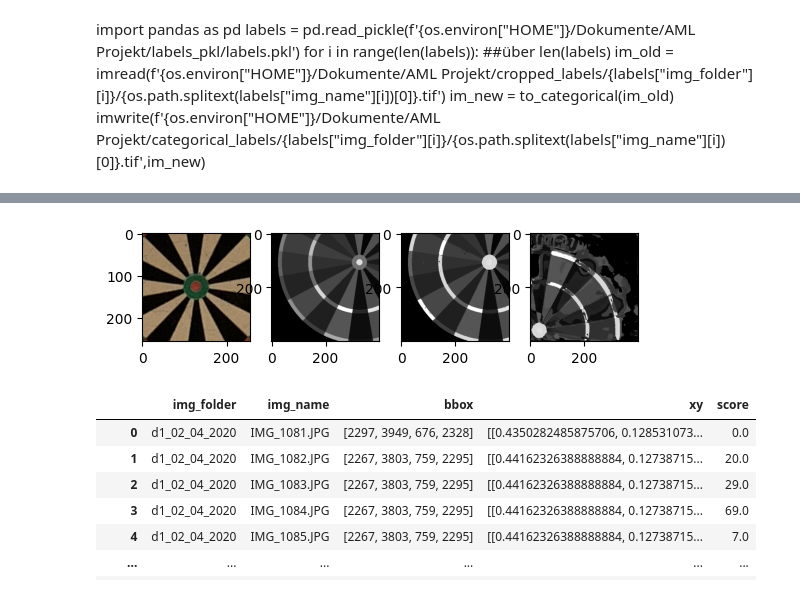
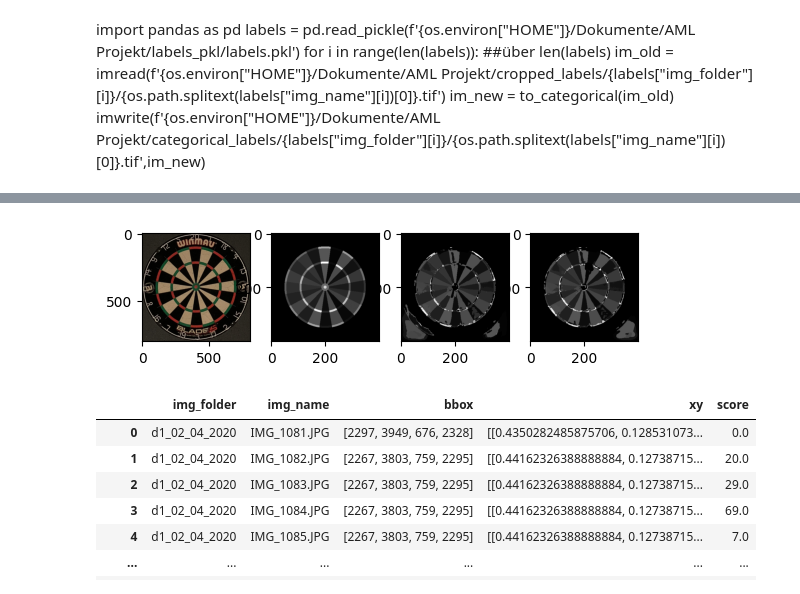
Before and after one commit to Soleer/deepdart_aml, a Jupyter notebook: jacob_unet_old.ipynb, the cells around one changed output, grey strips where cells are left out. Cells and saved outputs as stored; diff of their text form; code cells hidden in the pictures.

```diff
--- a/jacob_unet_old.ipynb
+++ b/jacob_unet_old.ipynb
@@ -228,3 +229,6 @@ ________________________________________________________________________________
+# %%
+current_eppoch = 0
+current_batch  = 0
 # %%
 UNet.compile(
     loss = MyLoss,
@@ -232,21 +236,22 @@ UNet.compile(
     metrics=["accuracy"]
 )
 
+for epoch in range(current_eppoch,epochs//num_batches):
+    print(f'=======================Start of Epoch {epoch+1}==========================\n')
 
-for epoch in range(epochs):
-    print(f'=======================Start of Epoch {epoch+1}==========================\n')
-    for i in range(num_batches):
-
-            #load the data to train and validate
-
+    for i in range(current_batch,len(train_img_list)):
+        #load the data to train and validate
         x_train, y_train = load_training_data(train_img_list[i],train_label_list[i])
-        x_val, y_val = load_training_data(val_img_list[i],val_label_list[i])
-
-        history = UNet.fit(x=x_train,y=y_train,batch_size=batch_size,epochs=1,verbose=1,validation_data=(x_val,y_val))
+        val_i = i % len(val_img_list)
+        x_val, y_val = load_training_data(val_img_list[val_i],val_label_list[val_i])
+        with tf.device("cpu:0"):
+            history = UNet.fit(x=x_train,y=y_train,batch_size=batch_size,epochs=epoch+1,initial_epoch=epoch,verbose=1,validation_data=(x_val,y_val))
         # Log every 5 batches.
         if i % 5 == 0:
-            print("Seen so far: %s samples" % ((i + 1) * batch_size))
-
+            print(f"Progress: {((i + 1) * batch_size*num_batches)}/{len(train_img_names)}"  )
+        current_batch +=1
+    current_batch = 0
+    current_eppoch +=1
 
     #test_scores = model.evaluate(x_test,y_test,verbose=2)
 # %% [output]
@@ -254,9 +260,12 @@ MemoryError: Unable to allocate 45.9 GiB for an array with shape (12830, 400, 40
+# %%
+UNet.load_weights("first_2.h5")
 # %%
+x_train, y_train = load_training_data(train_img_list[0],train_label_list[0])
+x_val, y_val = load_training_data(val_img_list[0],val_label_list[0])
 train = UNet.predict(x_train)[0]
 train = np.argmax(train,axis=2)
 for i, score in enumerate(scores):
     train[train==i] = score
-
 test = UNet.predict(x_val)[0]
 test = np.argmax(test,axis=2)
 for i, score in enumerate(scores):
@@ -267,13 +276,13 @@ for i, score in enumerate(scores):
 # %%
 fig, axs = plt.subplots(1,4)
-axs[0].imshow(plt.imread('C:/Users/nwuen/Documents/deepdart_aml/dataset/cropped_images/800/d1_02_04_2020/IMG_1081.JPG')[400-128:400+128,400-128:400+128])
+axs[0].imshow(plt.imread('C:/Users/nwuen/Documents/deepdart_aml/dataset/cropped_images/800/d1_02_04_2020/IMG_1081.JPG'))
 axs[1].imshow(np.dot(y_train[0],scores),cmap='gray')
 axs[2].imshow(train,cmap='gray')
 axs[3].imshow(test,cmap='gray')
 plt.show()
 imwrite('test.tif',train)
 # %% [output]
-[figure, old version]
+[figure, new version]
 # %%
 import pandas as pd
 import os
```
Also changed, not shown: parts of 10 cells of this notebook, 8 other files.
